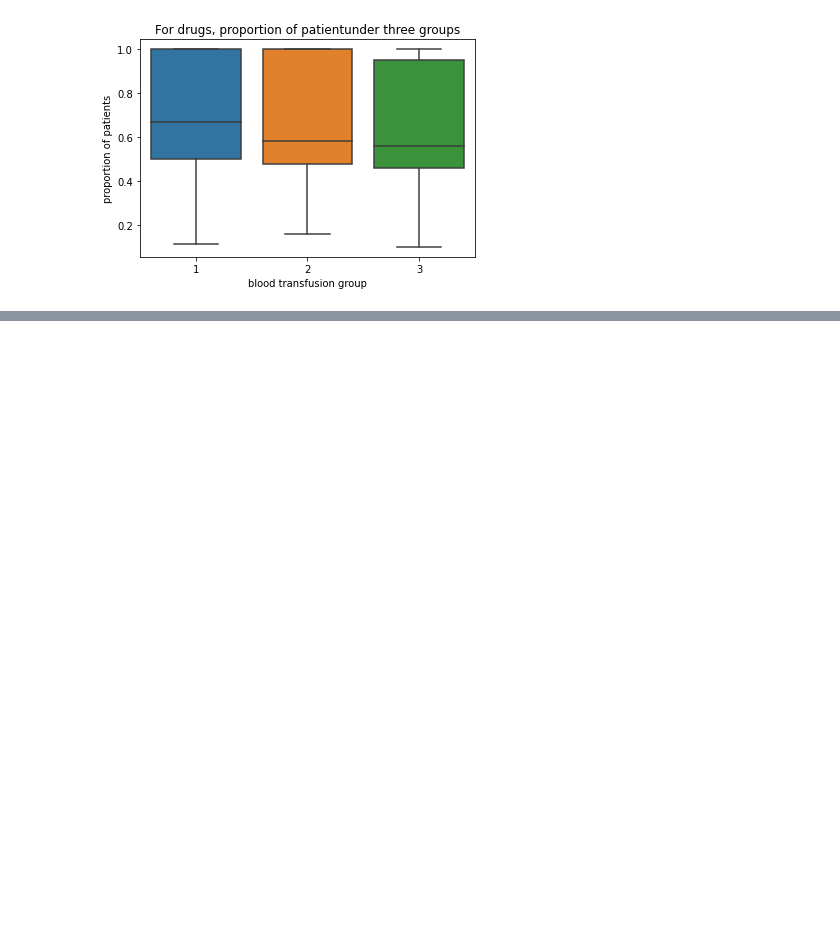
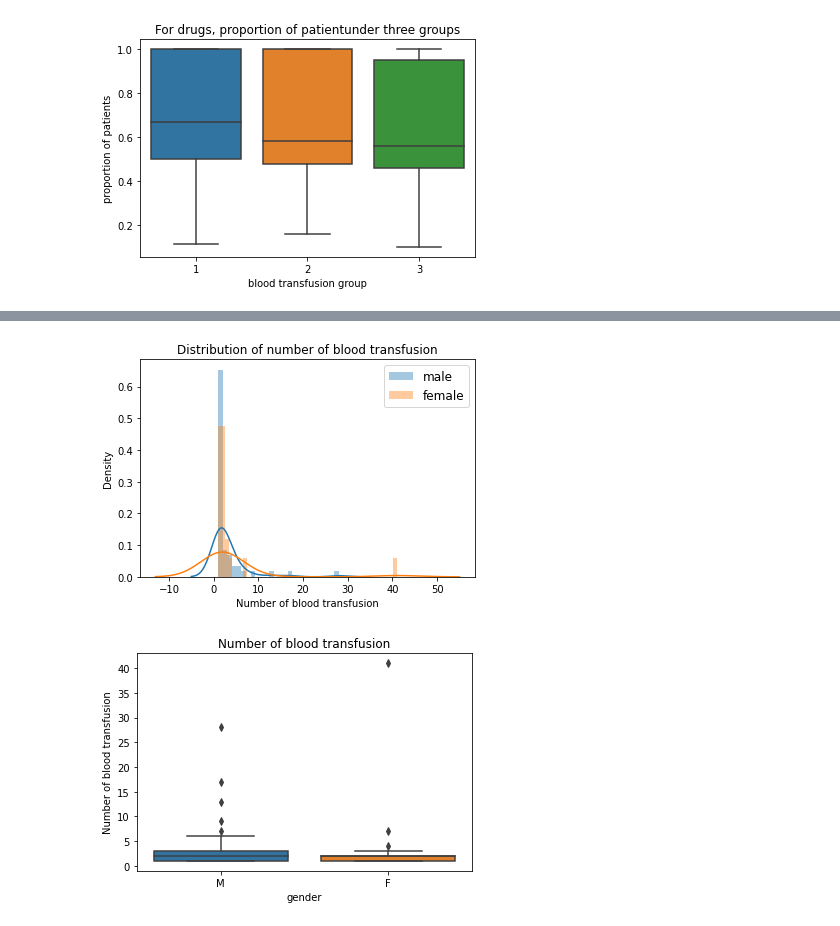
Before and after one commit to lily214754/MIMIC, a Jupyter notebook: EDA/EDA整理.ipynb, the cells around one changed output, grey strips where cells are left out. Cells and saved outputs as stored; diff of their text form; code cells hidden in the pictures; blank space fills up the shorter version.

```diff
--- a/EDA/EDA整理.ipynb
+++ b/EDA/EDA整理.ipynb
@@ -1010,0 +1087,7 @@ Consider drug that all used under each blood transfusion, for patient get 3 bloo
+# %%
+blood_transfusion_count = transfusion_patient.groupby(['ADMISSION_NUMBER','Gender']).size().reset_index(name='counts')
+#blood_transfusion_count = blood_transfusion_count.merge(transfusion_patient, how = 'inner', on='ADMISSION_NUMBER')
+#blood_transfusion_count = blood_transfusion_count.merge(patients, how = 'left', on='PATIENT_NUMBER')
+#hadm_id	gender	counts
+blood_transfusion_count_format = blood_transfusion_count.rename(columns={"ADMISSION_NUMBER": "hadm_id", "Gender": "gender"})
+blood_transfusion_count
@@ -1010,0 +1108,6 @@ Consider drug that all used under each blood transfusion, for patient get 3 bloo
+# %%
+histplot_bloodtransfusion_counts(blood_transfusion_count_format,"EPIC")
+boxplot_bloodtransfusion_counts(blood_transfusion_count_format,"EPIC")
+# %% [output]
+[figure, added]
+[figure, added]
```
Also changed, not shown: parts of 25 cells of this notebook, 12 other files.
